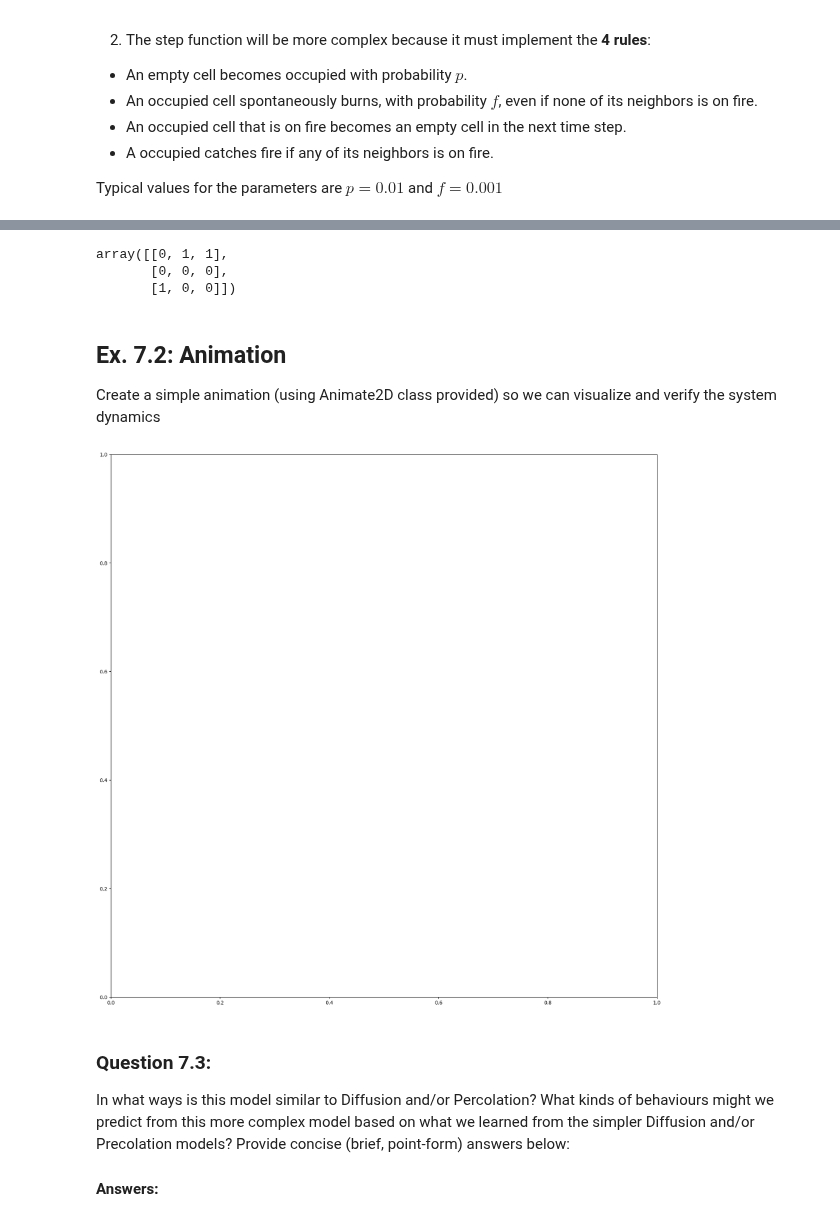
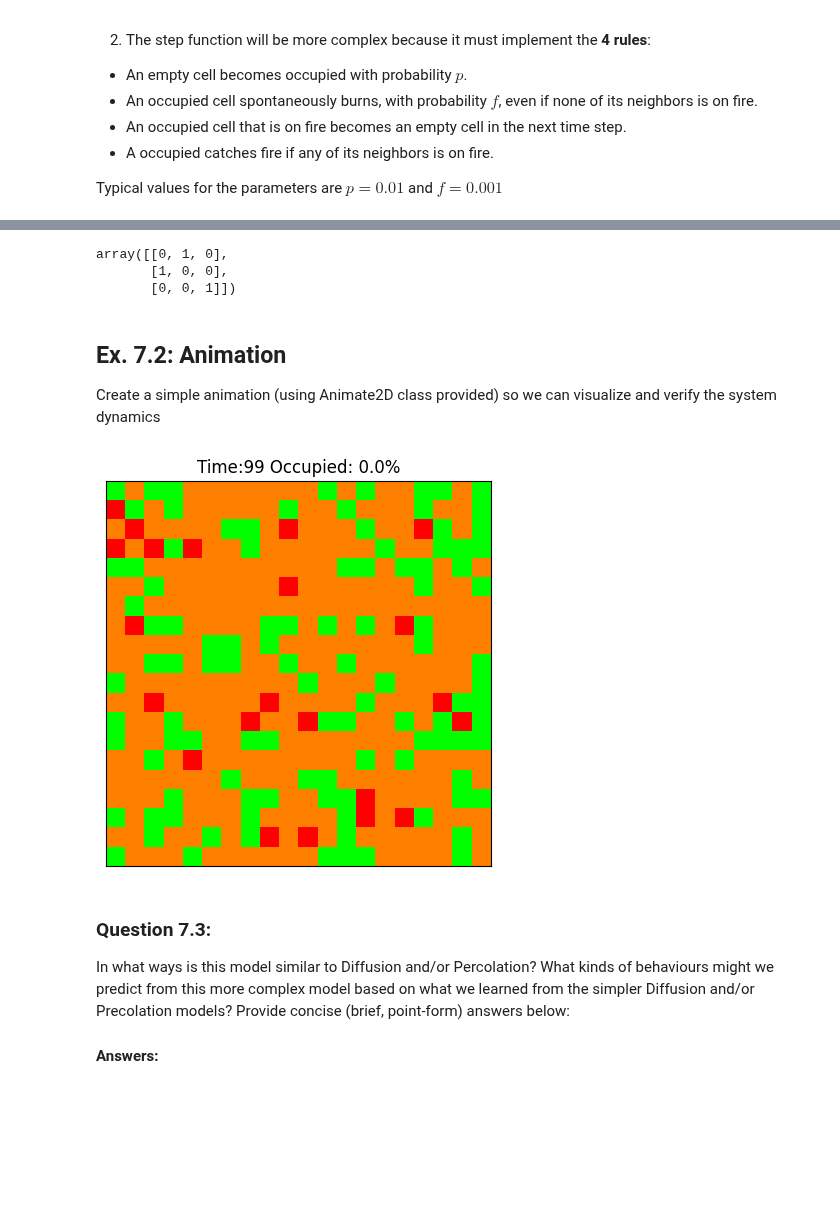
Before and after one commit to Zeko2005/cap-comp215, a Jupyter notebook: labs/lab07-10-fire.ipynb, the cells around one changed output, grey strips where cells are left out. Drawn from its saved outputs; the diff is of its cells as text; code cells hidden in the pictures; blank space fills up the shorter version.

```diff
--- a/labs/lab07-10-fire.ipynb
+++ b/labs/lab07-10-fire.ipynb
@@ -232,27 +232,30 @@ class ForestFire:
         #       Compute each rule in 2 steps: (1) identify which cells the rule applies to; (2) update those cells.
         #       Use the next code block, below, to test as you go.
         #rule 1: empty cells -> forest
-        p = 0.1
         empty_land = self.state == EMPTY
-        self.state[empty_land] = np.random.choice([OCCUPIED, EMPTY], len(self.state[empty_land]), p=[p, 1 - p])
+
         #rule 2: occupied cells -> fire with prob f
-        f = 0.1
         occupied_land = self.state == 1
-        self.state[occupied_land] = np.random.choice([FIRE, OCCUPIED], len(self.state[occupied_land]), p=[f, 1 - f])
+
         #rule 4: neighbours burn
         occupied_land = self.state == OCCUPIED
         neighbors_burn = correlate2d(self.state, kernel, mode = 'same')
-        burn = (occupied_land & (neighbors_burn > 5))
-        self.state[burn] == 5
+
         #rule 3:     cells on fire -> empty
         on_fire = self.state == FIRE
+
+
+        self.state[empty_land] = np.random.choice([OCCUPIED, EMPTY], len(self.state[empty_land]), p=[p, 1 - p])
+        self.state[occupied_land] = np.random.choice([FIRE, OCCUPIED], len(self.state[occupied_land]), p=[f, 1 - f])
+        burn = (occupied_land & (neighbors_burn > 5)) #I got this line of code from gemini
+        self.state[burn] = 5
         self.state[on_fire] = EMPTY
-
 
 
     def num_occupied(self):
         """ return the number of cells occupied by forest """
-        return 0  # TODO: count the number of forested cells.
+        occupied_cells = self.state == OCCUPIED
+        return len(self.state[occupied_cells])  # TODO: count the number of forested cells.
 
 
     def pct_occupied(self):
@@ -281,19 +284,21 @@ m.state = np.array([             # set the state matrix to a known value for tes
 m.step()
 pprint(m.state)
 # %% [output]
-array([[0, 1, 1],
-       [0, 0, 0],
-       [1, 0, 0]])
+array([[0, 1, 0],
+       [1, 0, 0],
+       [0, 0, 1]])
 # %% [markdown]
 ## Ex. 7.2: Animation
 Create a simple animation (using Animate2D class provided) so we can visualize and verify the system dynamics
 # %%
 # Ex. 7.2 here
 #  Suggestions: use a small grid (e.g., 20x20)  and
 #               a short animation (100 frames) with interval=0.3, to slow it down so you can inspect its behaviour
-animation = Animation2D(m, frames = 100, steps_per_frame = 3, figsize=(20, 20))
+fire = ForestFire(20, p=0.1, f=0.1)
+animation = Animation2D(fire, frames = 100, figsize=(5, 5))
+animation.animate(interval = 0.3)
 # %% [output]
-[figure, old version]
+[figure, new version]
 # %% [markdown]
 ### Question 7.3:
 In what ways is this model similar to Diffusion and/or Percolation?
```
Also changed, not shown: parts of 7 cells of this notebook.
